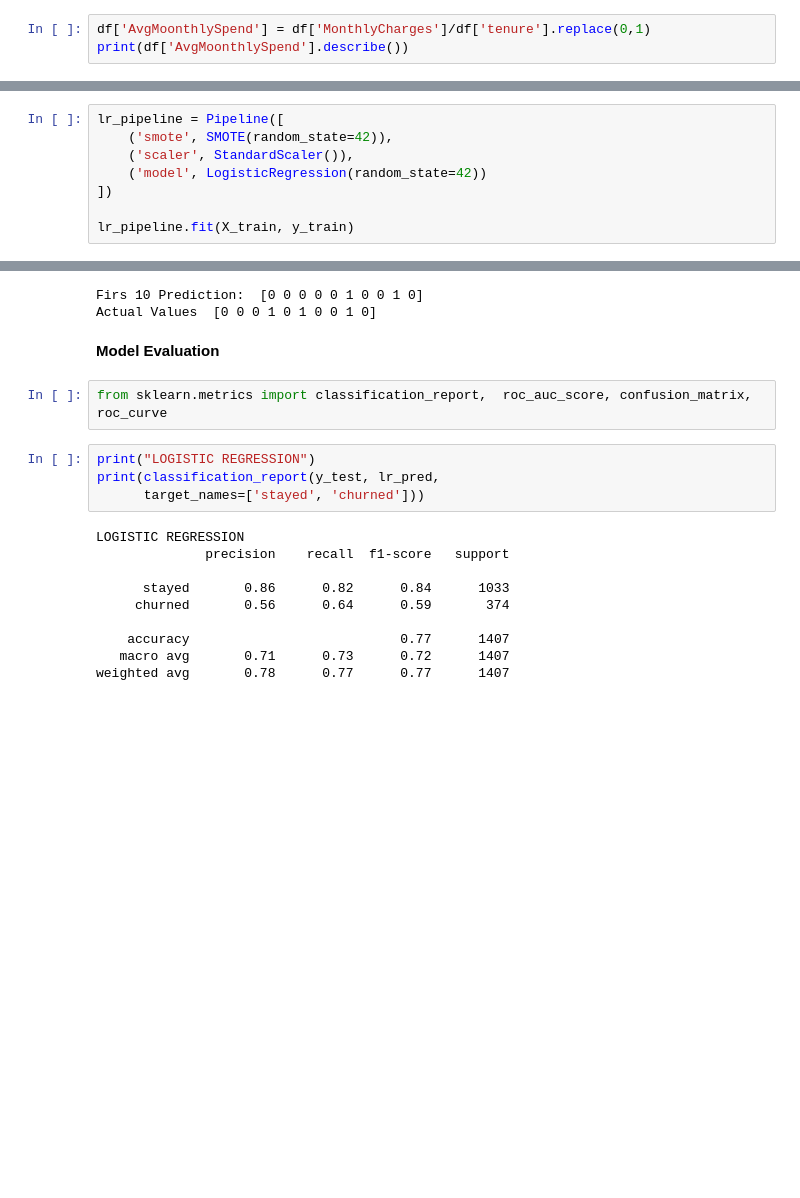
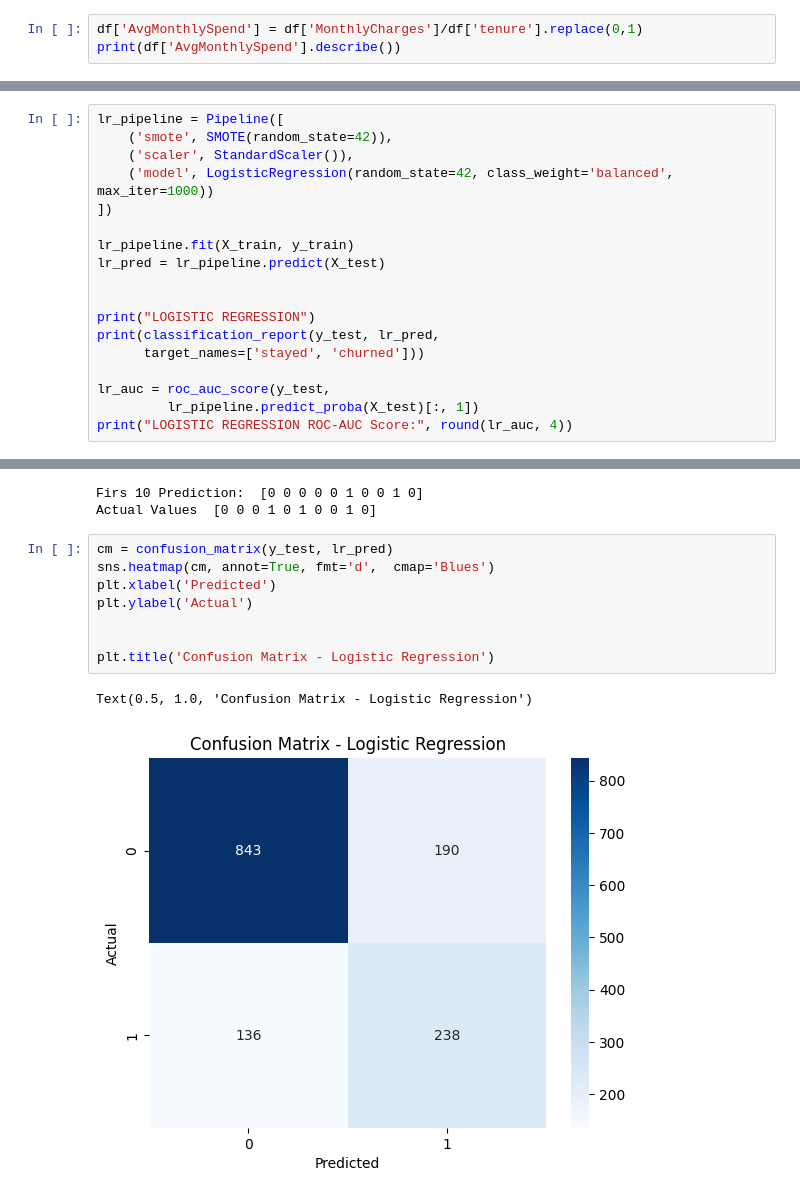
Before and after one commit to zain4cs/customer-churn-prediction-ml, a Jupyter notebook: Telecom_Cutomer.ipynb, the cells around one changed output, grey strips where cells are left out. Drawn from its saved outputs; the diff is of its cells as text; blank space fills up the shorter version.

```diff
--- a/Telecom_Cutomer.ipynb
+++ b/Telecom_Cutomer.ipynb
@@ -391,8 +384,8 @@ print("Columns:", df.columns.tolist())
 Shape: (7032, 24)
 Columns: ['gender', 'SeniorCitizen', 'Partner', 'Dependents', 'tenure', 'PhoneService', 'MultipleLines', 'OnlineSecurity', 'OnlineBackup', 'DeviceProtection', 'TechSupport', 'StreamingTV', 'StreamingM ...
 # %%
-df['AvgMoonthlySpend'] = df['MonthlyCharges']/df['tenure'].replace(0,1)
-print(df['AvgMoonthlySpend'].describe())
+df['AvgMonthlySpend'] = df['MonthlyCharges']/df['tenure'].replace(0,1)
+print(df['AvgMonthlySpend'].describe())
 # %% [output]
 count    7032.000000
 mean        8.620087
@@ -443,8 +441,18 @@ Name: count, dtype: int64
 lr_pipeline = Pipeline([
     ('smote', SMOTE(random_state=42)),
     ('scaler', StandardScaler()),
-    ('model', LogisticRegression(random_state=42))
+    ('model', LogisticRegression(random_state=42, class_weight='balanced', max_iter=1000))
 ])
 
 lr_pipeline.fit(X_train, y_train)
+lr_pred = lr_pipeline.predict(X_test)
+
+
+print("LOGISTIC REGRESSION")
+print(classification_report(y_test, lr_pred,
+      target_names=['stayed', 'churned']))
+
+lr_auc = roc_auc_score(y_test,
+         lr_pipeline.predict_proba(X_test)[:, 1])
+print("LOGISTIC REGRESSION ROC-AUC Score:", round(lr_auc, 4))
 # %% [output]
@@ -505,21 +477,14 @@ print("Actual Values ", y_test.values[:10])
 # %% [output]
 Firs 10 Prediction:  [0 0 0 0 0 1 0 0 1 0]
 Actual Values  [0 0 0 1 0 1 0 0 1 0]
-# %% [markdown]
-**Model Evaluation**
-# %%
-from sklearn.metrics import classification_report,  roc_auc_score, confusion_matrix, roc_curve
-# %%
-print("LOGISTIC REGRESSION")
-print(classification_report(y_test, lr_pred,
-      target_names=['stayed', 'churned']))
-# %% [output]
-LOGISTIC REGRESSION
-              precision    recall  f1-score   support
-
-      stayed       0.86      0.82      0.84      1033
-     churned       0.56      0.64      0.59       374
-
-    accuracy                           0.77      1407
-   macro avg       0.71      0.73      0.72      1407
-weighted avg       0.78      0.77      0.77      1407
+# %%
+cm = confusion_matrix(y_test, lr_pred)
+sns.heatmap(cm, annot=True, fmt='d',  cmap='Blues')
+plt.xlabel('Predicted')
+plt.ylabel('Actual')
+
+
+plt.title('Confusion Matrix - Logistic Regression')
+# %% [output]
+Text(0.5, 1.0, 'Confusion Matrix - Logistic Regression')
+[figure, added]
```
Also changed, not shown: parts of 21 cells of this notebook.
